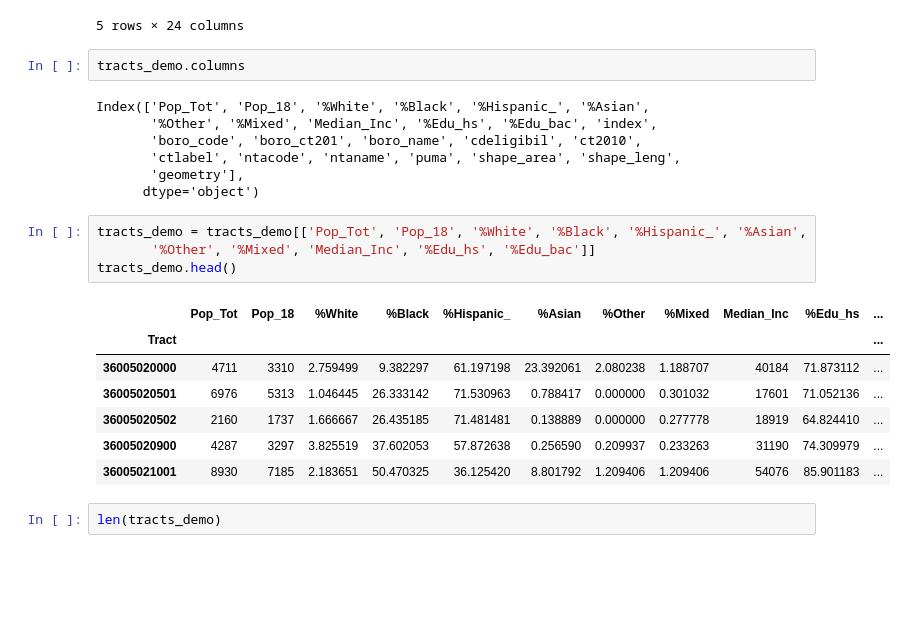
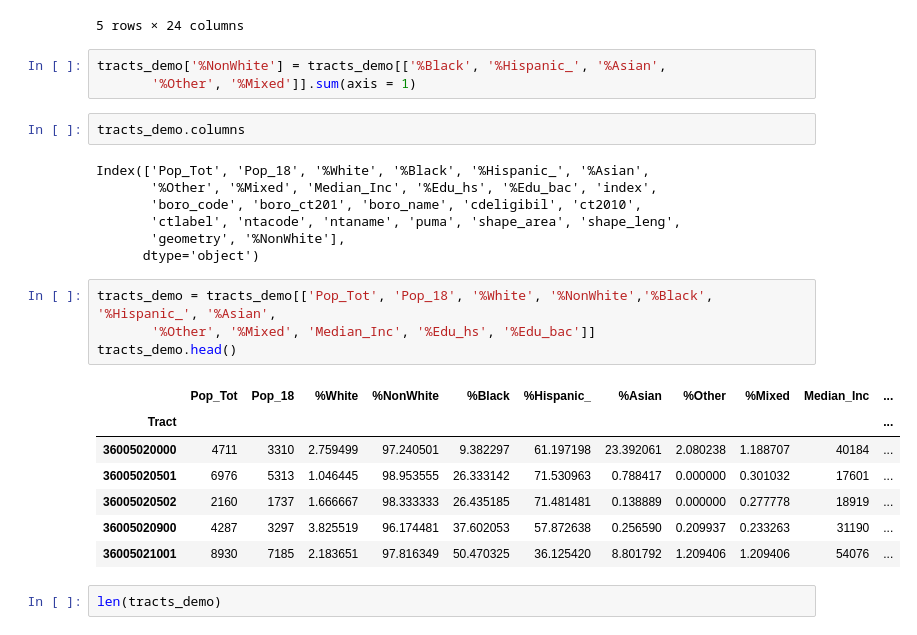
Before and after one commit to emj1020/complex_urban_systems_finalproj, a Jupyter notebook: Scripts/SAMI.ipynb, the cells around one changed output. Drawn from its saved outputs; the diff is of its cells as text; blank space fills up the shorter version.

```diff
--- a/Scripts/SAMI.ipynb
+++ b/Scripts/SAMI.ipynb
@@ -19,6 +23,9 @@ tracts_demo.head()
 | 36005020900 | 4287 | 3297 | 3.825519 | 37.602053 | 57.872638 | 0.256590 | 0.209937 | 0.233263 | 31190 | 74.309979 | ... |
 | 36005021001 | 8930 | 7185 | 2.183651 | 50.470325 | 36.125420 | 8.801792 | 1.209406 | 1.209406 | 54076 | 85.901183 | ... |
 5 rows × 24 columns
+# %%
+tracts_demo['%NonWhite'] = tracts_demo[['%Black', '%Hispanic_', '%Asian',
+       '%Other', '%Mixed']].sum(axis = 1)
 # %%
 tracts_demo.columns
 # %% [output]
@@ -26,20 +33,20 @@ Index(['Pop_Tot', 'Pop_18', '%White', '%Black', '%Hispanic_', '%Asian',
        '%Other', '%Mixed', 'Median_Inc', '%Edu_hs', '%Edu_bac', 'index',
        'boro_code', 'boro_ct201', 'boro_name', 'cdeligibil', 'ct2010',
        'ctlabel', 'ntacode', 'ntaname', 'puma', 'shape_area', 'shape_leng',
-       'geometry'],
+       'geometry', '%NonWhite'],
       dtype='object')
 # %%
-tracts_demo = tracts_demo[['Pop_Tot', 'Pop_18', '%White', '%Black', '%Hispanic_', '%Asian',
+tracts_demo = tracts_demo[['Pop_Tot', 'Pop_18', '%White', '%NonWhite','%Black', '%Hispanic_', '%Asian',
        '%Other', '%Mixed', 'Median_Inc', '%Edu_hs', '%Edu_bac']]
 tracts_demo.head()
 # %% [output]
-|  | Pop_Tot | Pop_18 | %White | %Black | %Hispanic_ | %Asian | %Other | %Mixed | Median_Inc | %Edu_hs | ... |
+|  | Pop_Tot | Pop_18 | %White | %NonWhite | %Black | %Hispanic_ | %Asian | %Other | %Mixed | Median_Inc | ... |
 | Tract |  |  |  |  |  |  |  |  |  |  | ... |
-| 36005020000 | 4711 | 3310 | 2.759499 | 9.382297 | 61.197198 | 23.392061 | 2.080238 | 1.188707 | 40184 | 71.873112 | ... |
-| 36005020501 | 6976 | 5313 | 1.046445 | 26.333142 | 71.530963 | 0.788417 | 0.000000 | 0.301032 | 17601 | 71.052136 | ... |
-| 36005020502 | 2160 | 1737 | 1.666667 | 26.435185 | 71.481481 | 0.138889 | 0.000000 | 0.277778 | 18919 | 64.824410 | ... |
-| 36005020900 | 4287 | 3297 | 3.825519 | 37.602053 | 57.872638 | 0.256590 | 0.209937 | 0.233263 | 31190 | 74.309979 | ... |
-| 36005021001 | 8930 | 7185 | 2.183651 | 50.470325 | 36.125420 | 8.801792 | 1.209406 | 1.209406 | 54076 | 85.901183 | ... |
+| 36005020000 | 4711 | 3310 | 2.759499 | 97.240501 | 9.382297 | 61.197198 | 23.392061 | 2.080238 | 1.188707 | 40184 | ... |
+| 36005020501 | 6976 | 5313 | 1.046445 | 98.953555 | 26.333142 | 71.530963 | 0.788417 | 0.000000 | 0.301032 | 17601 | ... |
+| 36005020502 | 2160 | 1737 | 1.666667 | 98.333333 | 26.435185 | 71.481481 | 0.138889 | 0.000000 | 0.277778 | 18919 | ... |
+| 36005020900 | 4287 | 3297 | 3.825519 | 96.174481 | 37.602053 | 57.872638 | 0.256590 | 0.209937 | 0.233263 | 31190 | ... |
+| 36005021001 | 8930 | 7185 | 2.183651 | 97.816349 | 50.470325 | 36.125420 | 8.801792 | 1.209406 | 1.209406 | 54076 | ... |
 # %%
 len(tracts_demo)
 # %% [output]
```
Also changed, not shown: parts of 28 cells of this notebook.
